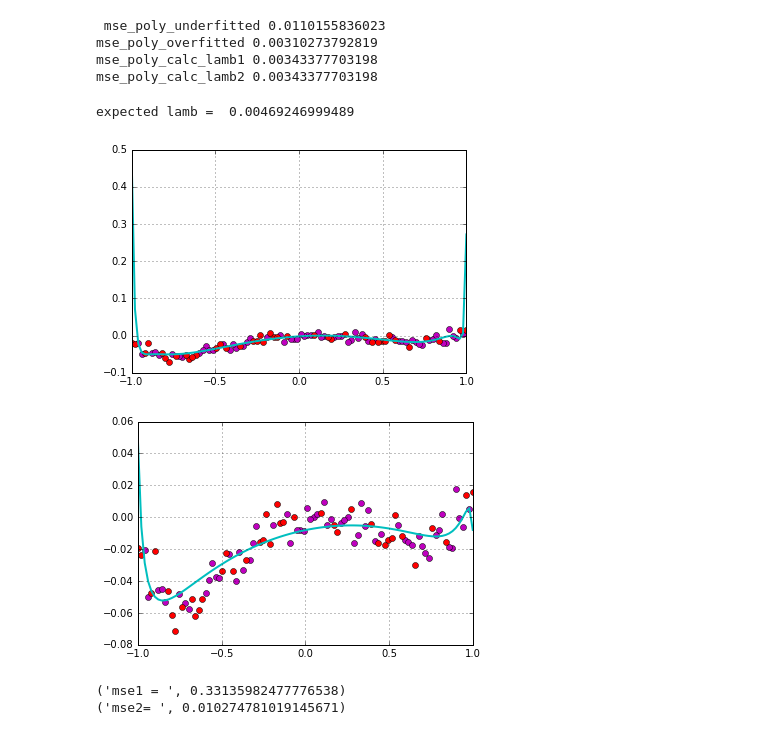
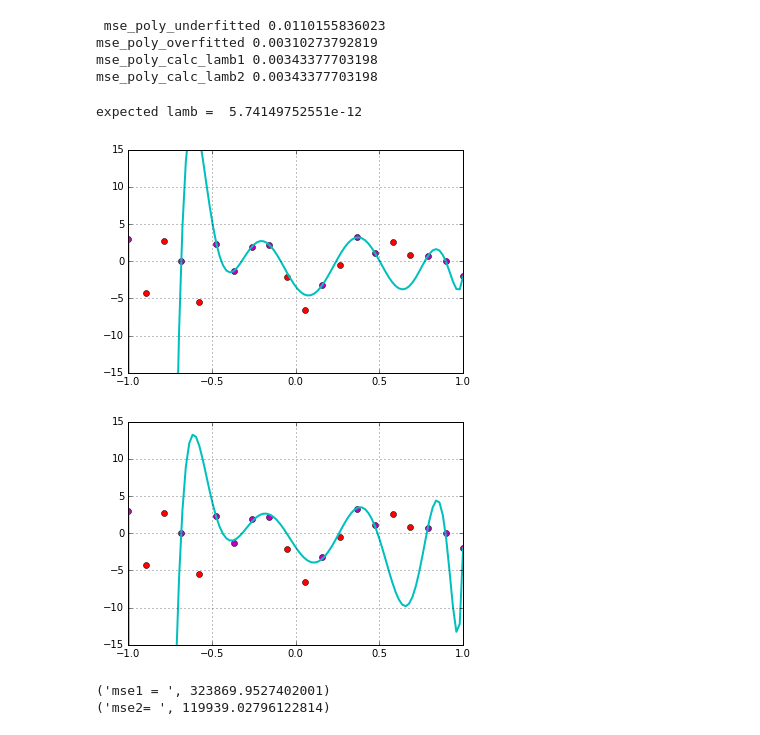
Before and after one commit to robroooh/ipynb_container, a Jupyter notebook: Regularization.ipynb, the cells around one changed output. Saved outputs shown, nothing was run; the diff lists cells and outputs as text; code cells hidden in the pictures.

```diff
--- a/Regularization.ipynb
+++ b/Regularization.ipynb
@@ -12,15 +12,17 @@ import random
 def gen_data(num):
     x_all = np.linspace(-1.0, 1.0, num=num)
     np.random.shuffle(x_all)
-    y_all = .01*x_all-.09*x_all**2+.08*x_all**3-.0003*x_all**4-.08*x_all**5+0.0900*x_all**6 + 0.0025*np.random.normal(loc=0.0, scale=3.0, size=100)
+    y_all = .01*x_all-.09*x_all**2+.08*x_all**3-.0003*x_all**4-.08*x_all**5+0.0900*x_all**6 + 1*np.random.normal(loc=0.0, scale=3.0, size=num)
 
     x_all *= 1
     y_all *= 1
 
-    x_train = x_all[:60]
-    y_train = y_all[:60]
-    x_test = x_all[60:]
-    y_test = y_all[60:]
+    separator = int(len(x_all) * 0.6)
+
+    x_train = x_all[:separator]
+    y_train = y_all[:separator]
+    x_test = x_all[separator:]
+    y_test = y_all[separator:]
 
     return (x_train,y_train),(x_test,y_test)
 
@@ -57,7 +59,7 @@ class LinearRegression:
         oneover2n = (0.5*1/float(self.ndata))
 
         for i in xrange(self.ndata):
-            sum1 += (np.dot(w, self.px[i]) - self.y[i])**2
+            sum1 += (np.dot(w, self.px[i]) - self.y[i])**4
         sum1 *= oneover2n
 
         for i in range(1, len(w)):
@@ -164,7 +166,7 @@ def calc_lambda(x,y,w,n):
         sum_w += w[i]**2
     sum_w *= 2*ndata
     lamb = (sum_yreal_predict/sum_w)
-    return lamb if lamb > 0 else -1*lamb
+    return lamb #if lamb > 0 else -1*lamb
 # %% [markdown]
 # Use the weight from the overfitting model to train with expected lambda in this model then plot
 # %%
@@ -232,54 +234,55 @@ mse_poly_overfitted 0.00310273792819
 mse_poly_calc_lamb1 0.00343377703198
 mse_poly_calc_lamb2 0.00343377703198
 # %%
-(x_train,y_train),(x_test,y_test) = gen_data(100)
-nb_degree = 500
-
-plt.figure()
+(x_train,y_train),(x_test,y_test) = gen_data(20)
 plt.plot(x_train, y_train, 'mo')
 plt.plot(x_test, y_test, 'ro')
+plt.ylim([-15,15])
+
 plt.grid(True)
+nb_degree = 15
 
 lr = LinearRegression(toNDegree(x_train,nb_degree), y_train)
 lr.set_lamb(0)
 lr.set_nb_degree(nb_degree)
 
-ws = minimize(lr.cost, np.zeros(nb_degree))
+ws = minimize(lr.cost, np.zeros(nb_degree), tol=1e-9)
 # print 'minimize for poly', ws.x
 
 overfitted_w = ws.x
 
 lr.set_w(ws.x)
 lr.drawlinepoly()
 
 #####
 
 plt.figure()
 plt.plot(x_train, y_train, 'mo')
 plt.plot(x_test, y_test, 'ro')
+plt.ylim([-15,15])
 plt.grid(True)
 
 expected_lamb = calc_lambda(x_train, y_train, overfitted_w, nb_degree)
 print "expected lamb = ", expected_lamb
 
 lr2 =  LinearRegression(toNDegree(x_train,nb_degree), y_train)
 lr2.set_lamb(expected_lamb)
 lr2.set_nb_degree(nb_degree)
 
 ws2 = minimize(lr2.cost, np.zeros(nb_degree))
 # print 'minimize for poly', ws2.x
 
 lr2.set_w(ws2.x)
 lr2.drawlinepoly()
 # %% [output]
-expected lamb =  0.00469246999489
+expected lamb =  5.74149752551e-12
-[figure, old version]
+[figure, new version]
-[figure, old version]
+[figure, new version]
 # %%
 x_test_poly = toNDegree(x_test,nb_degree)
 
 print ("mse1 = ", sum([(np.dot(lr.w, x_test_poly[i]) - y_test[i])**2 for i in range(len(x_test_poly))]))
 print ("mse2= ", sum([(np.dot(lr2.w, x_test_poly[i]) - y_test[i])**2 for i in range(len(x_test_poly))]))
 # %% [output]
-('mse1 = ', 0.33135982477776538)
-('mse2= ', 0.010274781019145671)
+('mse1 = ', 323869.9527402001)
+('mse2= ', 119939.02796122814)
```
Also changed, not shown: parts of 1 cell of this notebook.
